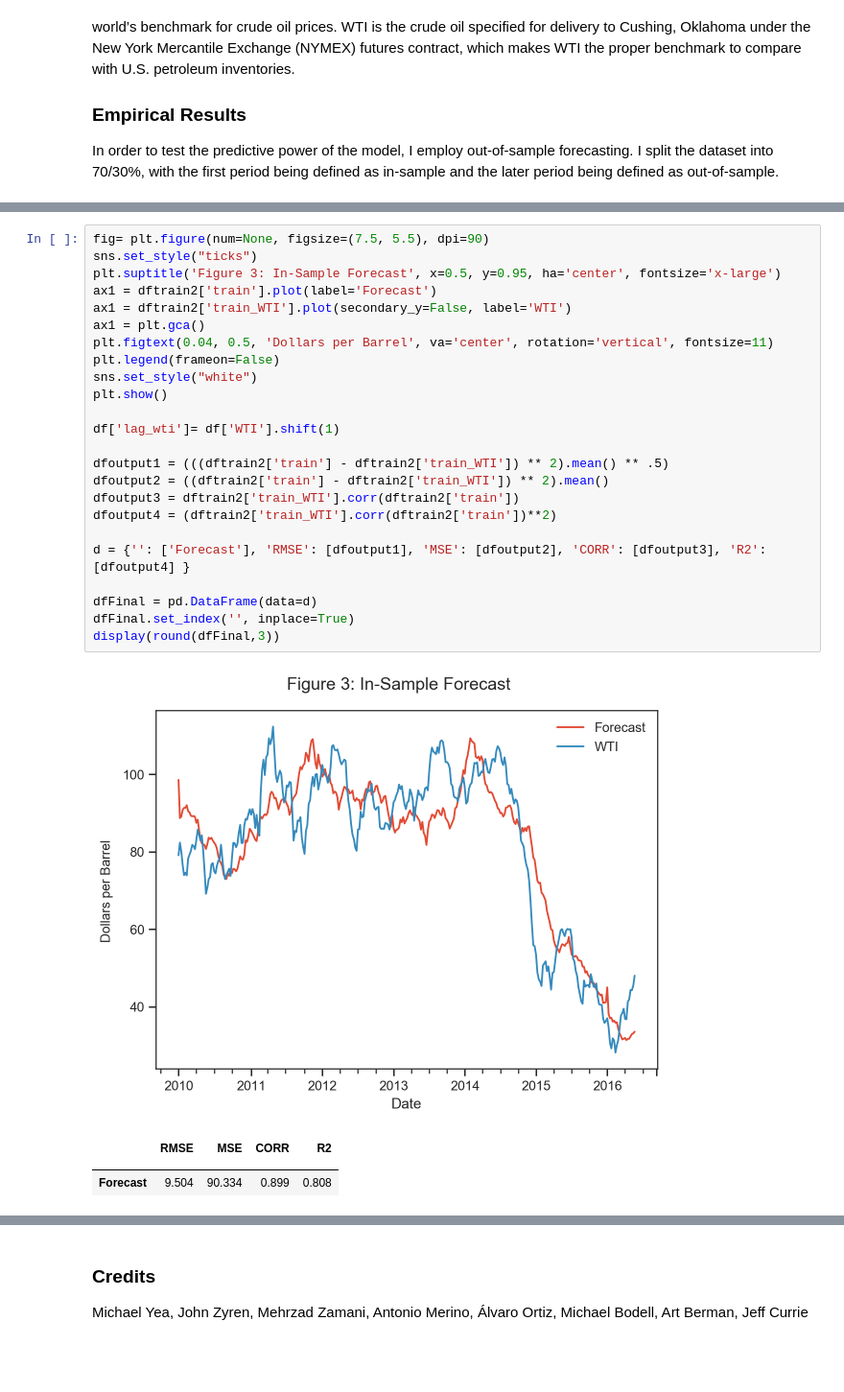
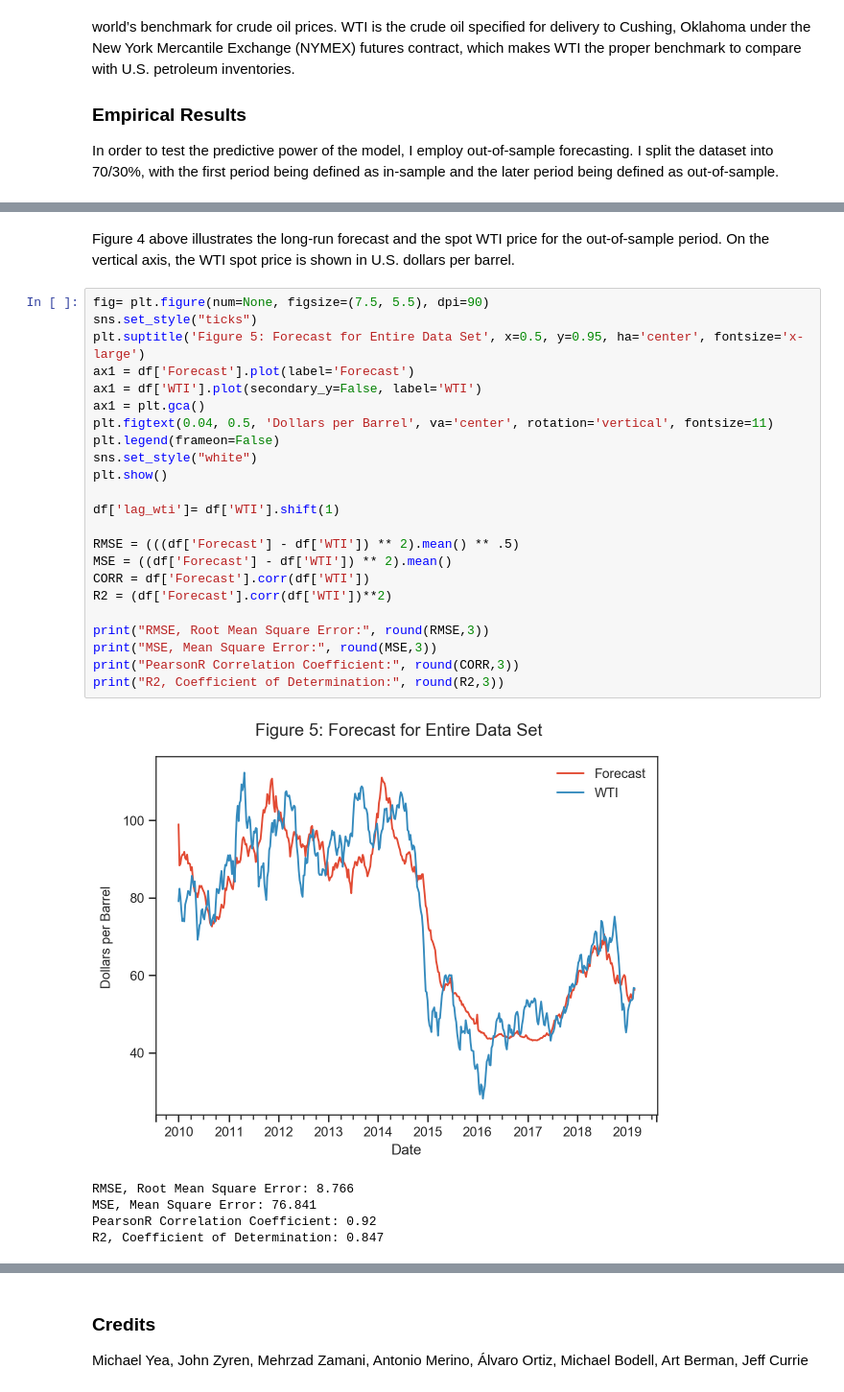
Before and after one commit to MarcusMLarsson/Forecasting-Crude-Oil, a Jupyter notebook: Forecasting_Crude.ipynb, the cells around one changed output, grey strips where cells are left out. Shown at 96% size. Drawn from its saved outputs; the diff is of its cells as text; blank space fills up the shorter version.

```diff
--- a/Forecasting_Crude.ipynb
+++ b/Forecasting_Crude.ipynb
@@ -365,30 +362,33 @@ Testing Observations: 144
+# %% [markdown]
+Figure 4 above illustrates the long-run forecast and the spot WTI price for the out-of-sample period.
+On the vertical axis, the WTI spot price is shown in U.S. dollars per barrel.
 # %%
 fig= plt.figure(num=None, figsize=(7.5, 5.5), dpi=90)
 sns.set_style("ticks")
-plt.suptitle('Figure 3: In-Sample Forecast', x=0.5, y=0.95, ha='center', fontsize='x-large')
-ax1 = dftrain2['train'].plot(label='Forecast')
-ax1 = dftrain2['train_WTI'].plot(secondary_y=False, label='WTI')
+plt.suptitle('Figure 5: Forecast for Entire Data Set', x=0.5, y=0.95, ha='center', fontsize='x-large')
+ax1 = df['Forecast'].plot(label='Forecast')
+ax1 = df['WTI'].plot(secondary_y=False, label='WTI')
 ax1 = plt.gca()
 plt.figtext(0.04, 0.5, 'Dollars per Barrel', va='center', rotation='vertical', fontsize=11)
 plt.legend(frameon=False)
 sns.set_style("white")
 plt.show()
 
 df['lag_wti']= df['WTI'].shift(1)
 
-dfoutput1 = (((dftrain2['train'] - dftrain2['train_WTI']) ** 2).mean() ** .5)
-dfoutput2 = ((dftrain2['train'] - dftrain2['train_WTI']) ** 2).mean()
-dfoutput3 = dftrain2['train_WTI'].corr(dftrain2['train'])
-dfoutput4 = (dftrain2['train_WTI'].corr(dftrain2['train'])**2)
+RMSE = (((df['Forecast'] - df['WTI']) ** 2).mean() ** .5)
+MSE = ((df['Forecast'] - df['WTI']) ** 2).mean()
+CORR = df['Forecast'].corr(df['WTI'])
+R2 = (df['Forecast'].corr(df['WTI'])**2)
 
-d = {'': ['Forecast'], 'RMSE': [dfoutput1], 'MSE': [dfoutput2], 'CORR': [dfoutput3], 'R2': [dfoutput4] }
-
-dfFinal = pd.DataFrame(data=d)
-dfFinal.set_index('', inplace=True)
-display(round(dfFinal,3))
+print("RMSE, Root Mean Square Error:", round(RMSE,3))
+print("MSE, Mean Square Error:", round(MSE,3))
+print("PearsonR Correlation Coefficient:", round(CORR,3))
+print("R2, Coefficient of Determination:", round(R2,3))
 # %% [output]
-[figure, old version]
+[figure, new version]
-|  | RMSE | MSE | CORR | R2 |
-|  |  |  |  |  |
-| Forecast | 9.504 | 90.334 | 0.899 | 0.808 |
+RMSE, Root Mean Square Error: 8.766
+MSE, Mean Square Error: 76.841
+PearsonR Correlation Coefficient: 0.92
+R2, Coefficient of Determination: 0.847
 # %% [markdown]
```
Also changed, not shown: parts of 18 cells of this notebook.
